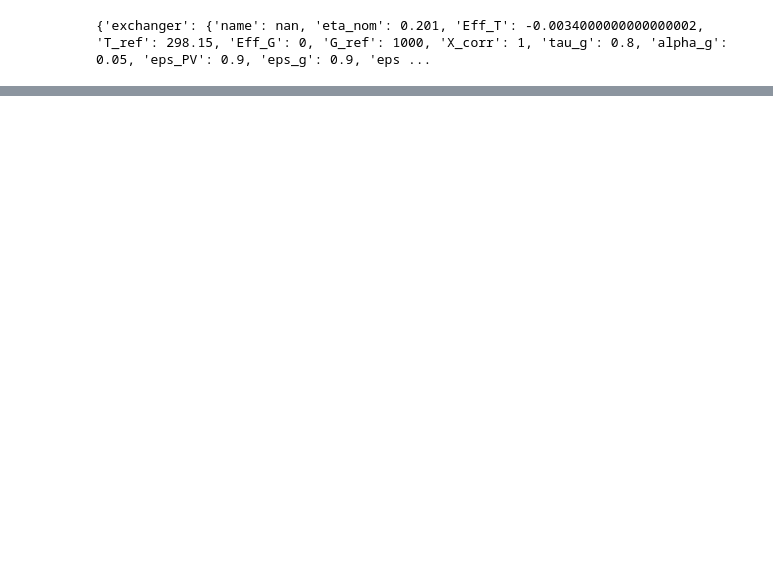
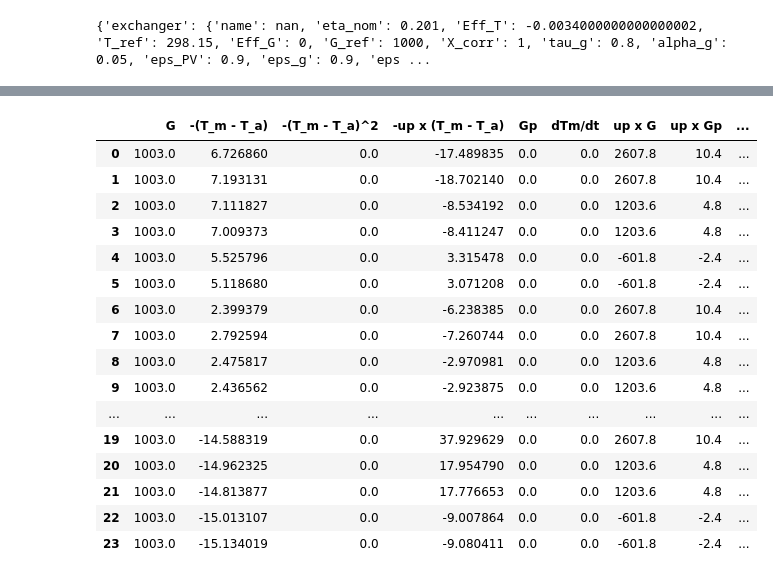
Before and after one commit to valentindelachaux/PVT-thermal-performance-model, a Jupyter notebook: run_model_V4.41GG-MPP.ipynb, the cells around one changed output, grey strips where cells are left out. Cells and saved outputs as stored; diff of their text form; code cells hidden in the pictures; blank space fills up the shorter version.

```diff
--- a/run_model_V4.41GG-MPP.ipynb
+++ b/run_model_V4.41GG-MPP.ipynb
@@ -48,3 +63,23 @@ top h simple DT<0 theta>=2 Ra_L 147750097450.28384
+# %%
+pr.disp_html(df_res)
+# %% [output]
+|  | G | -(T_m - T_a) | -(T_m - T_a)^2 | -up x (T_m - T_a) | Gp | dTm/dt | up x G | up x Gp | ... |
+| 0 | 1003.0 | 6.726860 | 0.0 | -17.489835 | 0.0 | 0.0 | 2607.8 | 10.4 | ... |
+| 1 | 1003.0 | 7.193131 | 0.0 | -18.702140 | 0.0 | 0.0 | 2607.8 | 10.4 | ... |
+| 2 | 1003.0 | 7.111827 | 0.0 | -8.534192 | 0.0 | 0.0 | 1203.6 | 4.8 | ... |
+| 3 | 1003.0 | 7.009373 | 0.0 | -8.411247 | 0.0 | 0.0 | 1203.6 | 4.8 | ... |
+| 4 | 1003.0 | 5.525796 | 0.0 | 3.315478 | 0.0 | 0.0 | -601.8 | -2.4 | ... |
+| 5 | 1003.0 | 5.118680 | 0.0 | 3.071208 | 0.0 | 0.0 | -601.8 | -2.4 | ... |
+| 6 | 1003.0 | 2.399379 | 0.0 | -6.238385 | 0.0 | 0.0 | 2607.8 | 10.4 | ... |
+| 7 | 1003.0 | 2.792594 | 0.0 | -7.260744 | 0.0 | 0.0 | 2607.8 | 10.4 | ... |
+| 8 | 1003.0 | 2.475817 | 0.0 | -2.970981 | 0.0 | 0.0 | 1203.6 | 4.8 | ... |
+| 9 | 1003.0 | 2.436562 | 0.0 | -2.923875 | 0.0 | 0.0 | 1203.6 | 4.8 | ... |
+| ... | ... | ... | ... | ... | ... | ... | ... | ... | ... |
+| 19 | 1003.0 | -14.588319 | 0.0 | 37.929629 | 0.0 | 0.0 | 2607.8 | 10.4 | ... |
+| 20 | 1003.0 | -14.962325 | 0.0 | 17.954790 | 0.0 | 0.0 | 1203.6 | 4.8 | ... |
+| 21 | 1003.0 | -14.813877 | 0.0 | 17.776653 | 0.0 | 0.0 | 1203.6 | 4.8 | ... |
+| 22 | 1003.0 | -15.013107 | 0.0 | -9.007864 | 0.0 | 0.0 | -601.8 | -2.4 | ... |
+| 23 | 1003.0 | -15.134019 | 0.0 | -9.080411 | 0.0 | 0.0 | -601.8 | -2.4 | ... |
 # %%
 [tab,X] = sk.find_SK(condi,par['AG'],columns_list=[1,1,0,1,0,0,1,0,0])
 X_df = pd.DataFrame(X[0],index = ['eta0,hem','a1','a2','a3','a4','a5','a6','a7','a8'],columns=['TÜV'])
```
Also changed, not shown: parts of 6 cells of this notebook, 13 other files.
